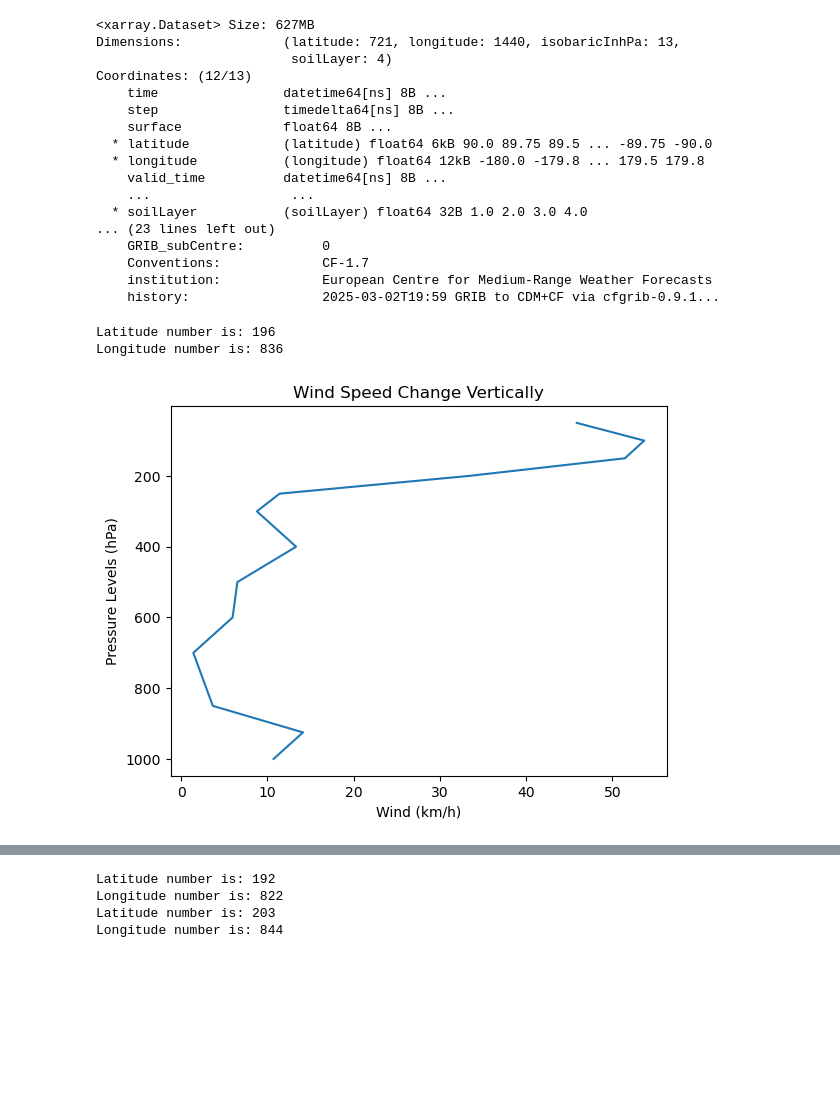
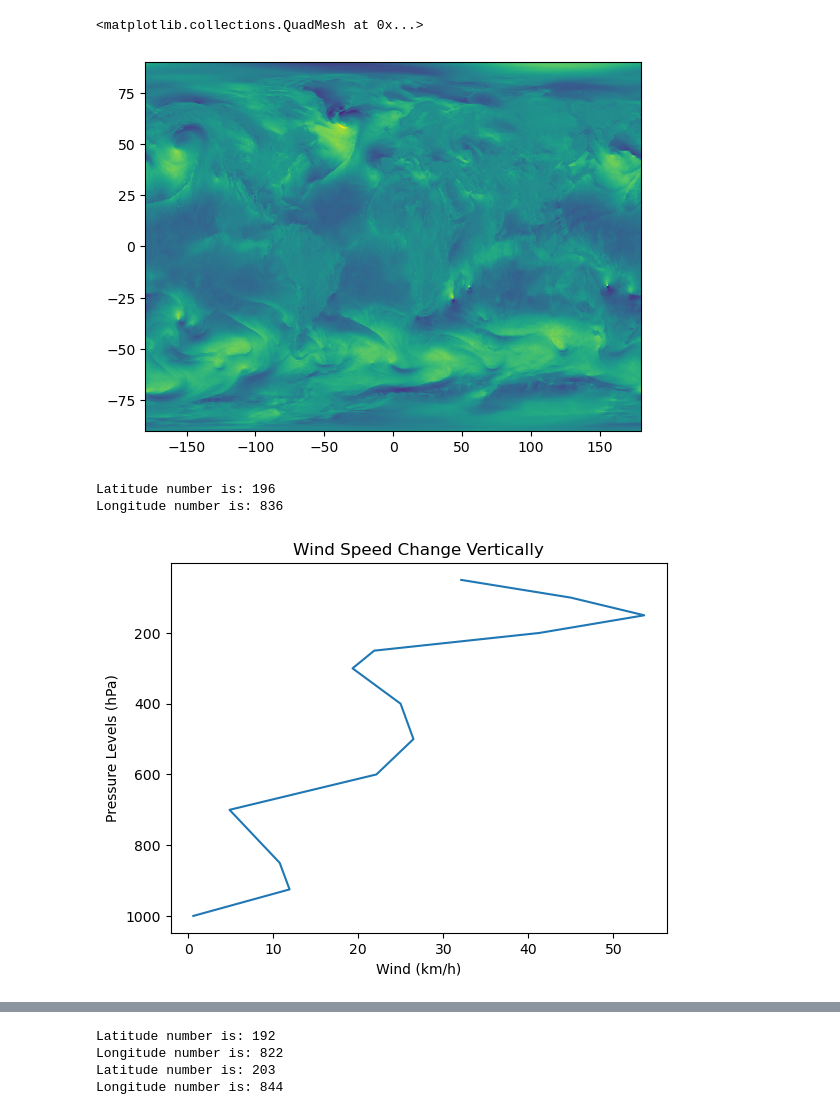
Before and after one commit to yagizzurkmez/Meteorological-Applications, a Jupyter notebook: Data_Analysis_ML/example_AIFS_data.ipynb, the cells around one changed output, grey strips where cells are left out. Saved outputs shown, nothing was run; the diff lists cells and outputs as text; code cells hidden in the pictures; blank space fills up the shorter version.

```diff
--- a/Data_Analysis_ML/example_AIFS_data.ipynb
+++ b/Data_Analysis_ML/example_AIFS_data.ipynb
@@ -30,24 +63,8 @@ cfgrib.dataset.DatasetBuildError: key present and new value is different: key='h
 # %%
-df
-#plt.pcolormesh(df.longitude,df.latitude,df.u[0,0,:,:])
+plt.pcolormesh(df_combined.longitude,df_combined.latitude,df_combined.u[0,0,:,:])
 # %% [output]
-<xarray.Dataset> Size: 627MB
-Dimensions:             (latitude: 721, longitude: 1440, isobaricInhPa: 13,
-                         soilLayer: 4)
-Coordinates: (12/13)
-    time                datetime64[ns] 8B ...
-    step                timedelta64[ns] 8B ...
-    surface             float64 8B ...
-  * latitude            (latitude) float64 6kB 90.0 89.75 89.5 ... -89.75 -90.0
-  * longitude           (longitude) float64 12kB -180.0 -179.8 ... 179.5 179.8
-    valid_time          datetime64[ns] 8B ...
-    ...                  ...
-  * soilLayer           (soilLayer) float64 32B 1.0 2.0 3.0 4.0
-... (23 lines left out)
-    GRIB_subCentre:          0
-    Conventions:             CF-1.7
-    institution:             European Centre for Medium-Range Weather Forecasts
-    history:                 2025-03-02T19:59 GRIB to CDM+CF via cfgrib-0.9.1...
+<matplotlib.collections.QuadMesh at 0x...>
+[figure, added]
 # %%
 #Finding wanted latitude and longitude
 
@@ -63,13 +80,13 @@ lat_num, lon_num = wanted_lat_lon(df,41.08,28.9) #Give dataframe, wanted latitud
 Latitude number is: 196
 Longitude number is: 836
 # %%
-levels = df.isobaricInhPa
-wind=df.u[0,0:len(levels),lat_num,lon_num]*3.6
+levels = df_combined.isobaricInhPa
+wind=df_combined.u[0,0:len(levels),lat_num,lon_num]*3.6
 plt.plot(abs(wind),levels) # Vertical wind speed change (absolute wind plotted due to direction)
 plt.xlabel("Wind (km/h)")
 plt.ylabel("Pressure Levels (hPa)")
 plt.title( "Wind Speed Change Vertically")
 plt.gca().invert_yaxis()
 # %% [output]
-[figure, old version]
+[figure, new version]
 # %%
```
Also changed, not shown: parts of 14 cells of this notebook.
